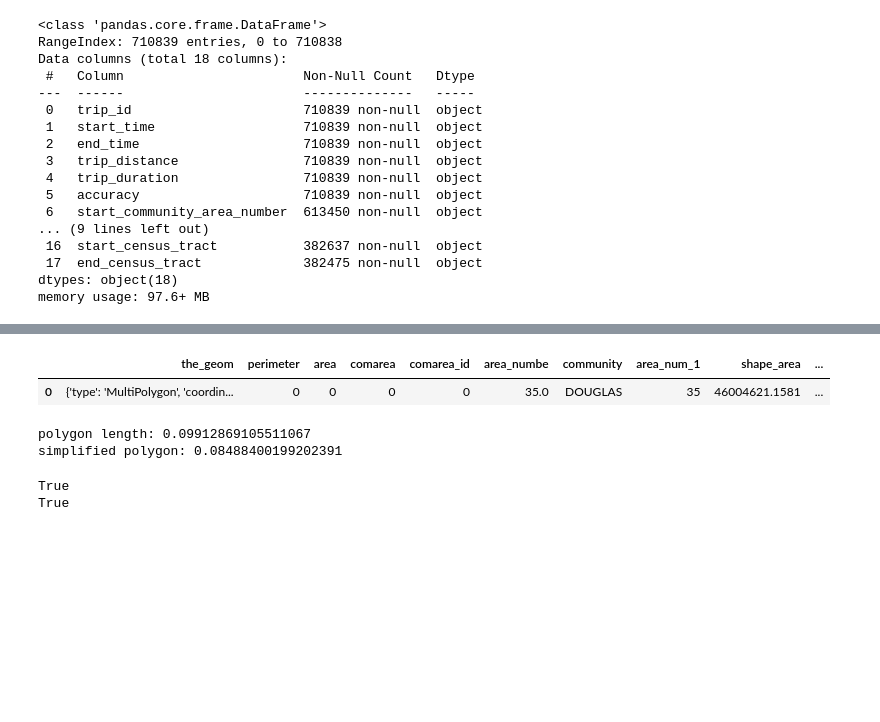
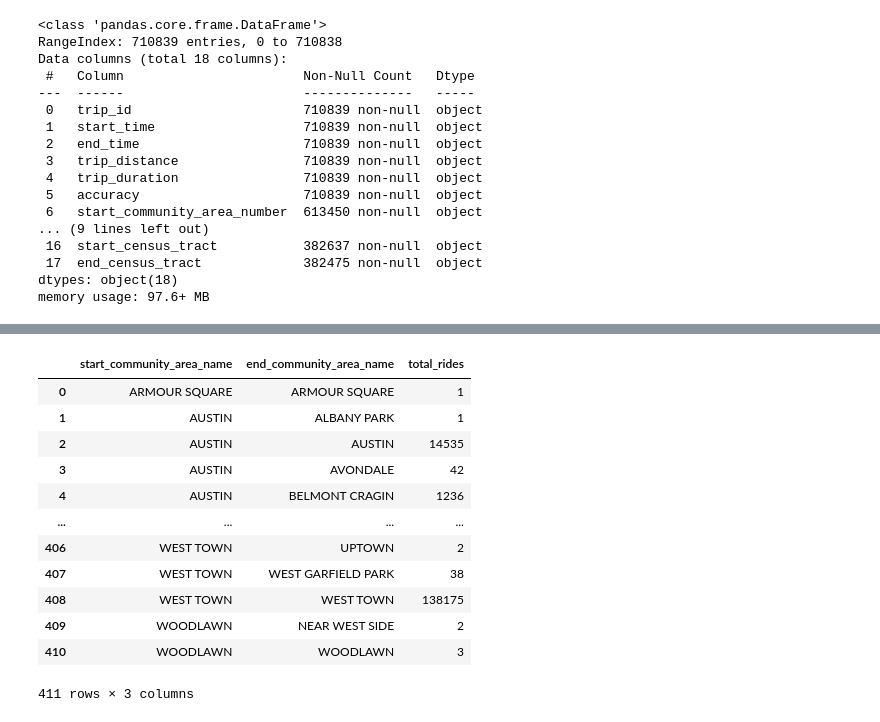
Before and after one commit to DanCorley/uber_demand, a Jupyter notebook: 01 - query_clean.ipynb, the cells around one changed output, grey strips where cells are left out. Saved outputs shown, nothing was run; the diff lists cells and outputs as text; code cells hidden in the pictures; blank space fills up the shorter version.

```diff
--- a/query_clean.ipynb
+++ b/01 - query_clean.ipynb
@@ -500,5 +344,0 @@ community_boundaries['coords'] = community_boundaries.the_geom.map(lambda x: get
-# %%
-community_boundaries.head(1)
-# %% [output]
-|  | the_geom | perimeter | area | comarea | comarea_id | area_numbe | community | area_num_1 | shape_area | ... |
-| 0 | {'type': 'MultiPolygon', 'coordin... | 0 | 0 | 0 | 0 | 35.0 | DOUGLAS | 35 | 46004621.1581 | ... |
@@ -507,9 +344,0 @@ polygon = Polygon(community_boundaries['coords'][0]) # create polygon
-# %%
-# show length
-print(f'polygon length: {polygon.length}')
-
-# try to simplify area
-print(f'simplified polygon: {polygon.simplify(.1).length}')
-# %% [output]
-polygon length: 0.09912869105511067
-simplified polygon: 0.08488400199202391
@@ -518,6 +345,17 @@ point = Point(-87.616571834701, 41.84563904253) # create point
-# %%
-print(polygon.contains(point)) # check if polygon contains point
-print(point.within(polygon)) # check if a point is in the polygon
-# %% [output]
-True
-True
+# %%
+community_areas.rename(columns={'trip_id': 'total_rides'}, inplace=True)
+community_areas.reset_index()
+# %% [output]
+|  | start_community_area_name | end_community_area_name | total_rides |
+| 0 | ARMOUR SQUARE | ARMOUR SQUARE | 1 |
+| 1 | AUSTIN | ALBANY PARK | 1 |
+| 2 | AUSTIN | AUSTIN | 14535 |
+| 3 | AUSTIN | AVONDALE | 42 |
+| 4 | AUSTIN | BELMONT CRAGIN | 1236 |
+| ... | ... | ... | ... |
+| 406 | WEST TOWN | UPTOWN | 2 |
+| 407 | WEST TOWN | WEST GARFIELD PARK | 38 |
+| 408 | WEST TOWN | WEST TOWN | 138175 |
+| 409 | WOODLAWN | NEAR WEST SIDE | 2 |
+| 410 | WOODLAWN | WOODLAWN | 3 |
+411 rows × 3 columns
```
Also changed, not shown: parts of 26 cells of this notebook, 9 other files.
